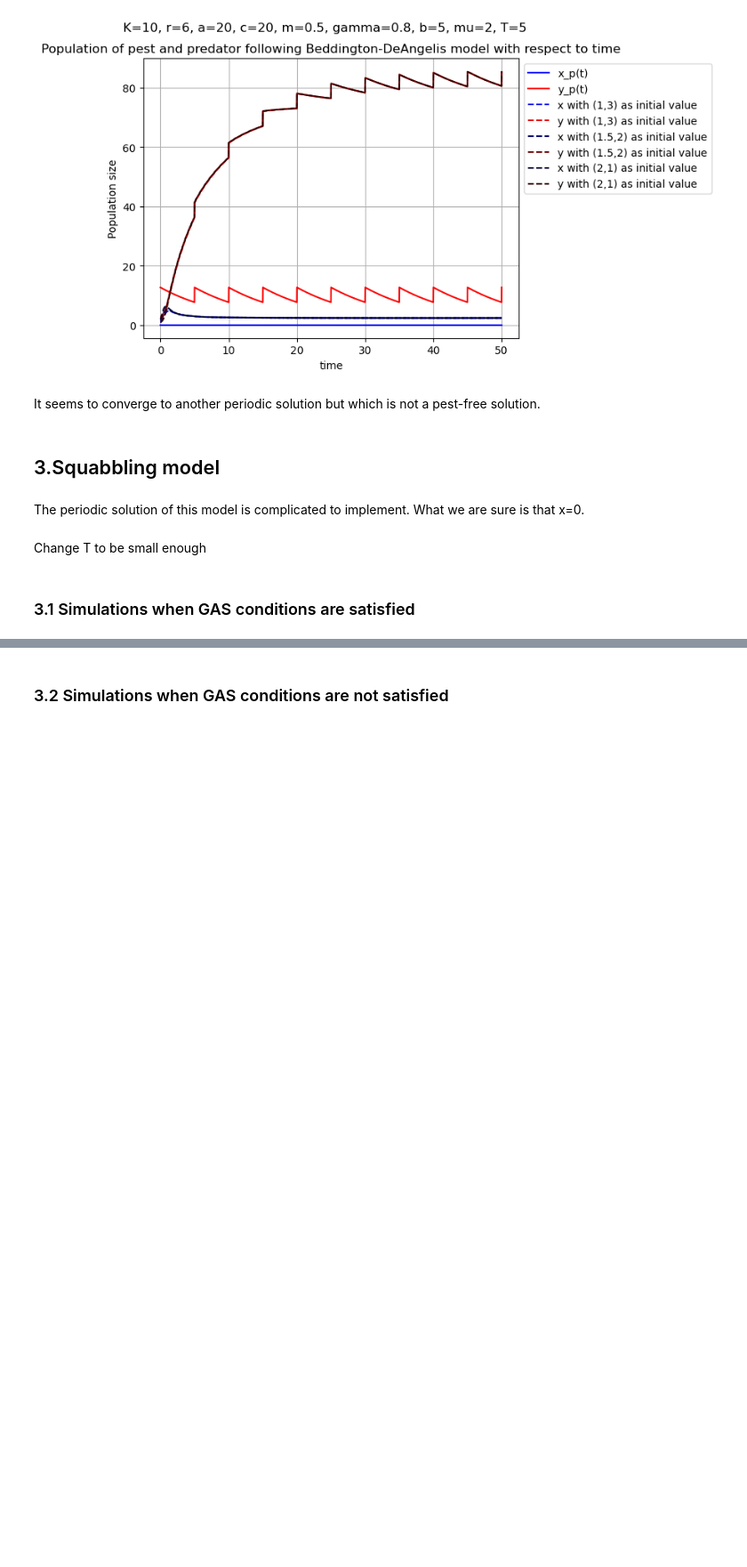
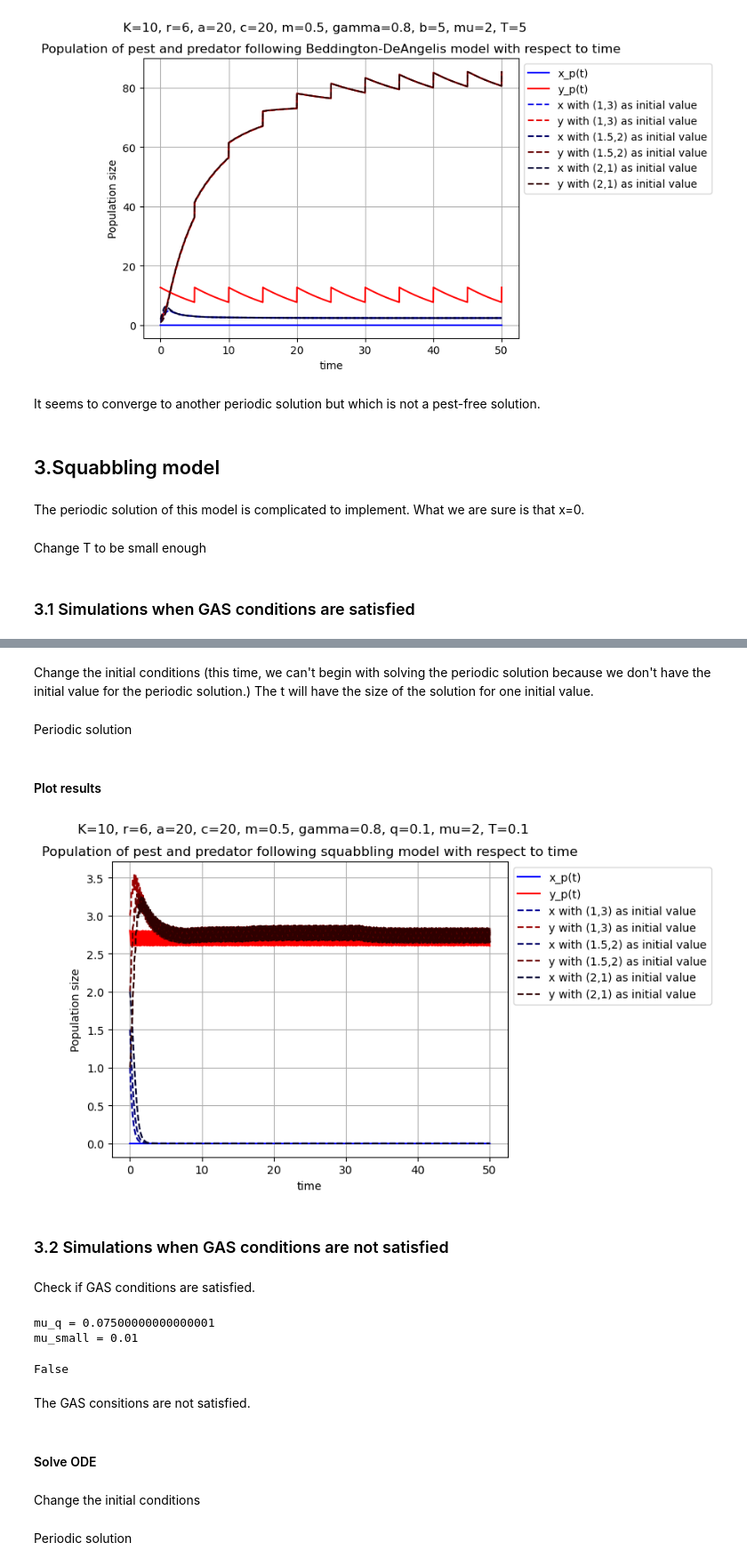
Before and after one commit to AinatianaLoyens/First_sim_CACOLAC, a Jupyter notebook: simulations_improved.ipynb, the cells around one changed output, grey strips where cells are left out. Shown: that part at 89% size. Drawn from its saved outputs; the diff is of its cells as text; code cells hidden in the pictures; blank space fills up the shorter version.

Commit message:
Squabbling added

```diff
--- a/simulations_improved.ipynb
+++ b/simulations_improved.ipynb
@@ -17,8 +17,9 @@ q = 0.1
 
 mu = 1
 mu_small = 0.01 #To not satisfy stability conditions
-mu_las = 0.06 #To satisfy only LAS conditions
+mu_las = 0.06 #To satisfy only LAS conditions for BDA model
 T = 5
+T_small = 0.2
 
 t_0 = 0
 t_n = 50
@@ -582,0 +599,2 @@ Change T to be small enough
+# %% [markdown]
+Change the initial conditions (this time, we can't begin with solving the periodic solution because we don't have the initial value for the periodic solution.) The t will have the size of the solution for one initial value.
@@ -583,2 +641,44 @@ Change T to be small enough
+# %% [markdown]
+Periodic solution
+# %%
+x_p = np.zeros_like(t)
+y_p = y_p_s(t=t, r=r, K=K, a=a, c=c, m=m, gamma=gamma, q=q, mu=mu, T=T_small)
+# %% [markdown]
+#### Plot results
+# %%
+plt.plot(t, x_p, color = (0,0,1), label = 'x_p(t)')
+plt.plot(t, y_p, color = (1,0,0), label = 'y_p(t)')
+plt.plot(t, x_a, color = (0,0,0.6), linestyle='--', label='x with (1,3) as initial value')
+plt.plot(t, y_a, color = (0.6,0,0), linestyle='--', label='y with (1,3) as initial value')
+plt.plot(t, x_f, color = (0,0,0.4), linestyle='--', label='x with (1.5,2) as initial value')
+plt.plot(t, y_f, color = (0.4,0,0), linestyle='--', label='y with (1.5,2) as initial value')
+plt.plot(t, x_i, color = (0,0,0.18), linestyle='--', label='x with (2,1) as initial value')
+plt.plot(t, y_i, color = (0.18,0,0), linestyle='--', label='y with (2,1) as initial value')
+plt.xlabel('time')
+plt.ylabel('Population size')
+plt.title('Population of pest and predator following squabbling model with respect to time')
+plt.suptitle('K=10, r=6, a=20, c=20, m=0.5, gamma=0.8, q=0.1, mu=2, T=0.2')
+plt.legend(loc= 'upper left', bbox_to_anchor=(1,1))
+plt.grid()
+plt.show()
+# %% [output]
+[figure, added]
 # %% [markdown]
 ### 3.2 Simulations when GAS conditions are not satisfied
+# %% [markdown]
+Check if GAS conditions are satisfied.
+# %%
+mu_q = calculate_mu_q(r=r, K=K, a=a, c=c, m=m, q=q)
+print(f'{mu_q = }')
+print(f'{mu_small = }')
+mu_small > mu_q
+# %% [output]
+mu_q = 0.07500000000000001
+mu_small = 0.01
+False
+# %% [markdown]
+The GAS consitions are not satisfied.
+# %% [markdown]
+#### Solve ODE
+# %% [markdown]
+Change the initial conditions
@@ -584,0 +725,2 @@ Change T to be small enough
+# %% [markdown]
+Periodic solution
```
Also changed, not shown: parts of 10 cells of this notebook.
